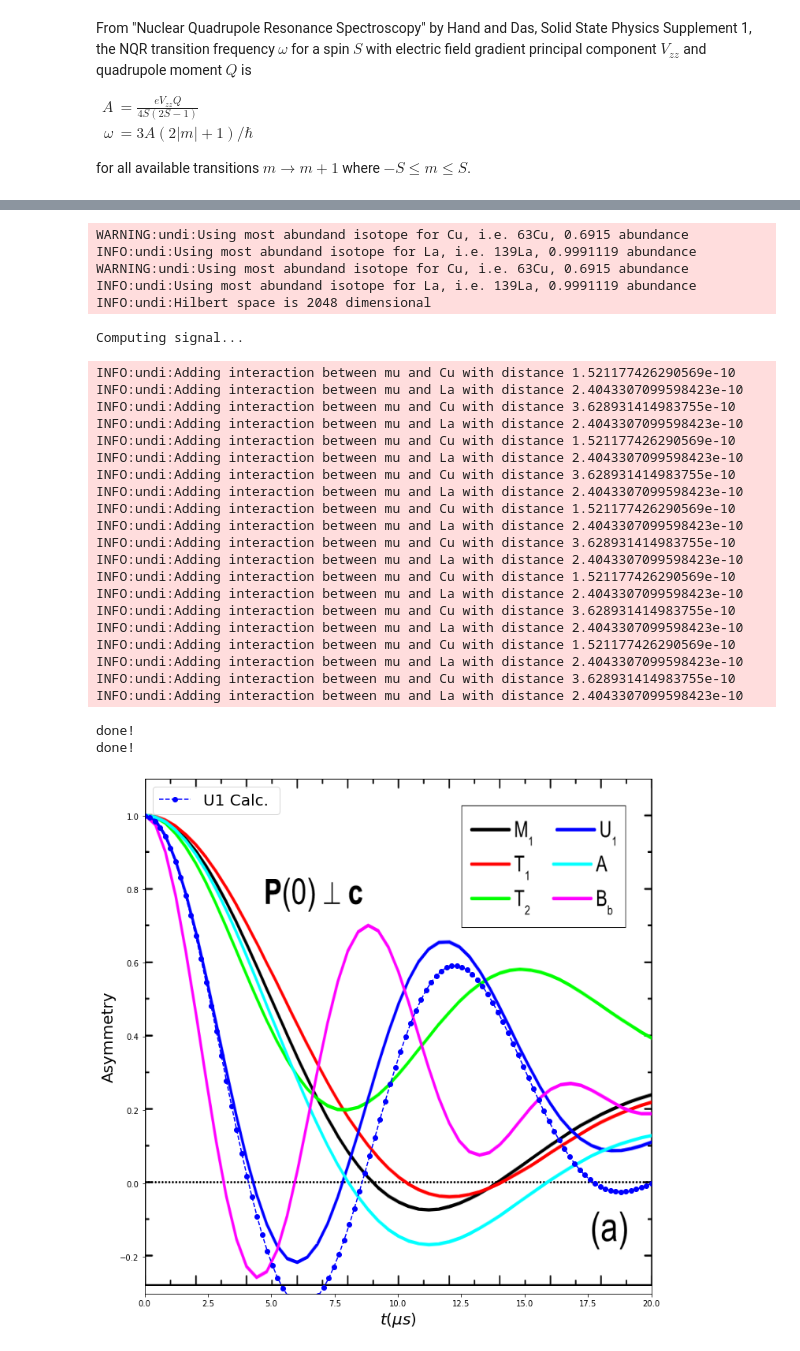
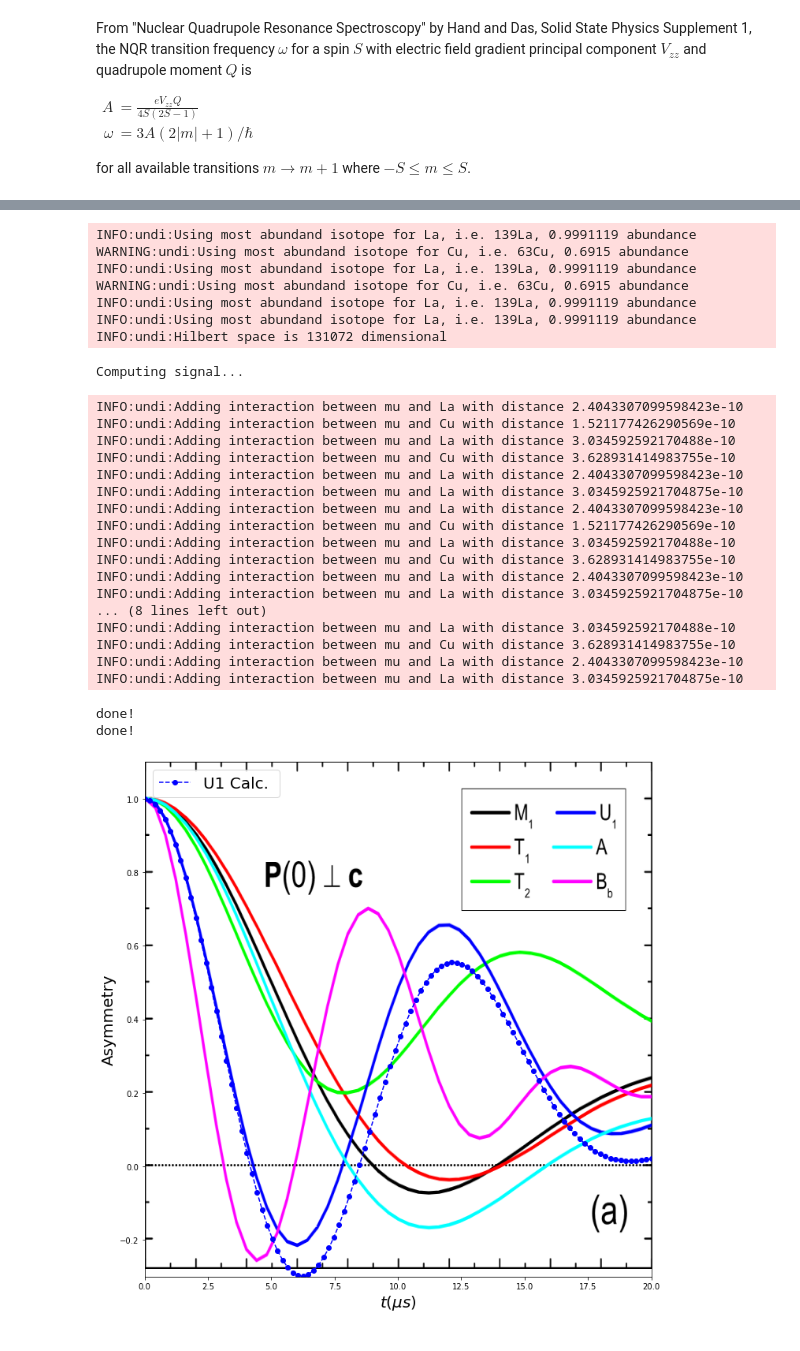
Before and after one commit to bonfus/undi, a Jupyter notebook: examples/LaCuO4.ipynb, the cells around one changed output, grey strips where cells are left out. Drawn from its saved outputs; the diff is of its cells as text; code cells hidden in the pictures.

```diff
--- a/examples/LaCuO4.ipynb
+++ b/examples/LaCuO4.ipynb
@@ -73,23 +131,4 @@ def EFG_from_omegaq_PAS(omegaq, eta, m, I, Q):
 # %%
-elementary_charge=1.6021766E-19 # Coulomb = ampere ⋅ second
-
-def Vzz_for_unit_charge_at_distance(r):
-    epsilon0 = 8.8541878E-12 # ampere^2 ⋅ kilogram^−1 ⋅ meter^−3 ⋅ second^4
-    elementary_charge=1.6021766E-19 # Coulomb = ampere ⋅ second
-    Vzz = (2./(4 * np.pi * epsilon0)) * (elementary_charge / (r**3))
-    return Vzz
-
-def gen_radial_EFG(p_mu, p_N, Vzz=None):
-    x=p_N-p_mu
-    n = np.linalg.norm(x)
-
-    if Vzz is None:
-        Vzz = Vzz_for_unit_charge_at_distance(n)
-
-    x /= n; r = 1. # keeping formula below for clarity
-    return -Vzz * ( (3.*np.outer(x,x)-np.eye(3)*(r**2))/r**5 ) * 0.5
-
-
 def gen_neighbouring_atomic_structure(muon_position, cutoffs):
     from ase.io import read
     from ase.atom import Atom
@@ -104,7 +143,8 @@ def gen_neighbouring_atomic_structure(muon_position, cutoffs):
     pos[-1] = muon_position
     atoms.set_scaled_positions(pos)
 
-    ai,aj,D = neighbor_list('ijD',atoms, 14.) # very large cutoff to get everything. Selection is done below
+    ai,aj,D = neighbor_list('ijD',atoms, 10.) # very large cutoff to get all possible interactions.
+                                              # Actual selection is done below
 
     data = []
     muon_pos = np.array([0,0,0])
@@ -126,8 +166,9 @@ def gen_neighbouring_atomic_structure(muon_position, cutoffs):
             # Nuclear part of EFG
             spin = 7./2. if symb == 'La' else 3./2.
             EFG_tensor = EFG_from_omegaq_PAS(Omega[symb], eta[symb], 1./2., spin, Quadrupole_moment[symb])
+
             # Muon part of EFG (the muon is always at 0)
-            # EFG_tensor += gen_radial_EFG(muon_pos, pos)
+            # EFG_tensor += gen_radial_EFG(muon_pos, pos)     # What to put here?
 
             data.append({'Position': pos,
                          'Label': symb,
@@ -149,15 +190,15 @@ def gen_signal(atoms, pol_direction, k=2, nrep=1):
     tlist = np.linspace(0, ttime*1e-6, steps)
 
 
-    NS = MuonNuclearInteraction(atoms, log_level='info')
+    NS = MuonNuclearInteraction(atoms, log_level='warning')
     NS.translate_rotate_sample_vec(pol_direction)
 
     print("Computing signal...", end='', flush=True)
-    signal = NS.celio(tlist,  k=k)
-    if nrep > 1:
-        for i in range(nrep):
-            signal += NS.celio(tlist,  k=k)
-        signal /= nrep+1.
+    signal = np.zeros_like(tlist)
+    # Do we need more random realizations? Celio used 4 for a 8192 dim. H space.
+    for i in range(nrep):
+        signal += NS.celio(tlist,  k=k)
+    signal /= nrep
     print('done!')
     del NS
 
@@ -402,5 +518,5 @@ done!
 # %%
-atoms = gen_neighbouring_atomic_structure([0.12,  0.,  0.11], cutoffs={'Cu':3.7, 'La':3.})
+atoms = gen_neighbouring_atomic_structure([0.12,  0.,  0.11], cutoffs={'Cu':3.7, 'La':3.1})
 
 print("Computing signal...", end='', flush=True)
 signal_U1_Pab = gen_signal(atoms, np.array([1.,1.,0.]), nrep=4, k=4)
@@ -431,30 +549,29 @@ Adding atom  La  with position [ 1.436134e-10 -1.889650e-10  3.841200e-11]  and
 Computing signal...
+INFO:undi:Using most abundand isotope for La, i.e. 139La, 0.9991119 abundance
 WARNING:undi:Using most abundand isotope for Cu, i.e. 63Cu, 0.6915 abundance
 INFO:undi:Using most abundand isotope for La, i.e. 139La, 0.9991119 abundance
 WARNING:undi:Using most abundand isotope for Cu, i.e. 63Cu, 0.6915 abundance
 INFO:undi:Using most abundand isotope for La, i.e. 139La, 0.9991119 abundance
-INFO:undi:Hilbert space is 2048 dimensional
+INFO:undi:Using most abundand isotope for La, i.e. 139La, 0.9991119 abundance
+INFO:undi:Hilbert space is 131072 dimensional
 Computing signal...
+INFO:undi:Adding interaction between mu and La with distance 2.4043307099598423e-10
 INFO:undi:Adding interaction between mu and Cu with distance 1.521177426290569e-10
-INFO:undi:Adding interaction between mu and La with distance 2.4043307099598423e-10
+INFO:undi:Adding interaction between mu and La with distance 3.034592592170488e-10
 INFO:undi:Adding interaction between mu and Cu with distance 3.628931414983755e-10
 INFO:undi:Adding interaction between mu and La with distance 2.4043307099598423e-10
+INFO:undi:Adding interaction between mu and La with distance 3.0345925921704875e-10
+INFO:undi:Adding interaction between mu and La with distance 2.4043307099598423e-10
 INFO:undi:Adding interaction between mu and Cu with distance 1.521177426290569e-10
-INFO:undi:Adding interaction between mu and La with distance 2.4043307099598423e-10
+INFO:undi:Adding interaction between mu and La with distance 3.034592592170488e-10
 INFO:undi:Adding interaction between mu and Cu with distance 3.628931414983755e-10
 INFO:undi:Adding interaction between mu and La with distance 2.4043307099598423e-10
-INFO:undi:Adding interaction between mu and Cu with distance 1.521177426290569e-10
-INFO:undi:Adding interaction between mu and La with distance 2.4043307099598423e-10
+INFO:undi:Adding interaction between mu and La with distance 3.0345925921704875e-10
+... (8 lines left out)
+INFO:undi:Adding interaction between mu and La with distance 3.034592592170488e-10
 INFO:undi:Adding interaction between mu and Cu with distance 3.628931414983755e-10
 INFO:undi:Adding interaction between mu and La with distance 2.4043307099598423e-10
-INFO:undi:Adding interaction between mu and Cu with distance 1.521177426290569e-10
-INFO:undi:Adding interaction between mu and La with distance 2.4043307099598423e-10
-INFO:undi:Adding interaction between mu and Cu with distance 3.628931414983755e-10
-INFO:undi:Adding interaction between mu and La with distance 2.4043307099598423e-10
-INFO:undi:Adding interaction between mu and Cu with distance 1.521177426290569e-10
-INFO:undi:Adding interaction between mu and La with distance 2.4043307099598423e-10
-INFO:undi:Adding interaction between mu and Cu with distance 3.628931414983755e-10
-INFO:undi:Adding interaction between mu and La with distance 2.4043307099598423e-10
+INFO:undi:Adding interaction between mu and La with distance 3.0345925921704875e-10
 done!
 done!
-[figure, old version]
+[figure, new version]
```
Also changed, not shown: parts of 27 cells of this notebook, 14 other files.
